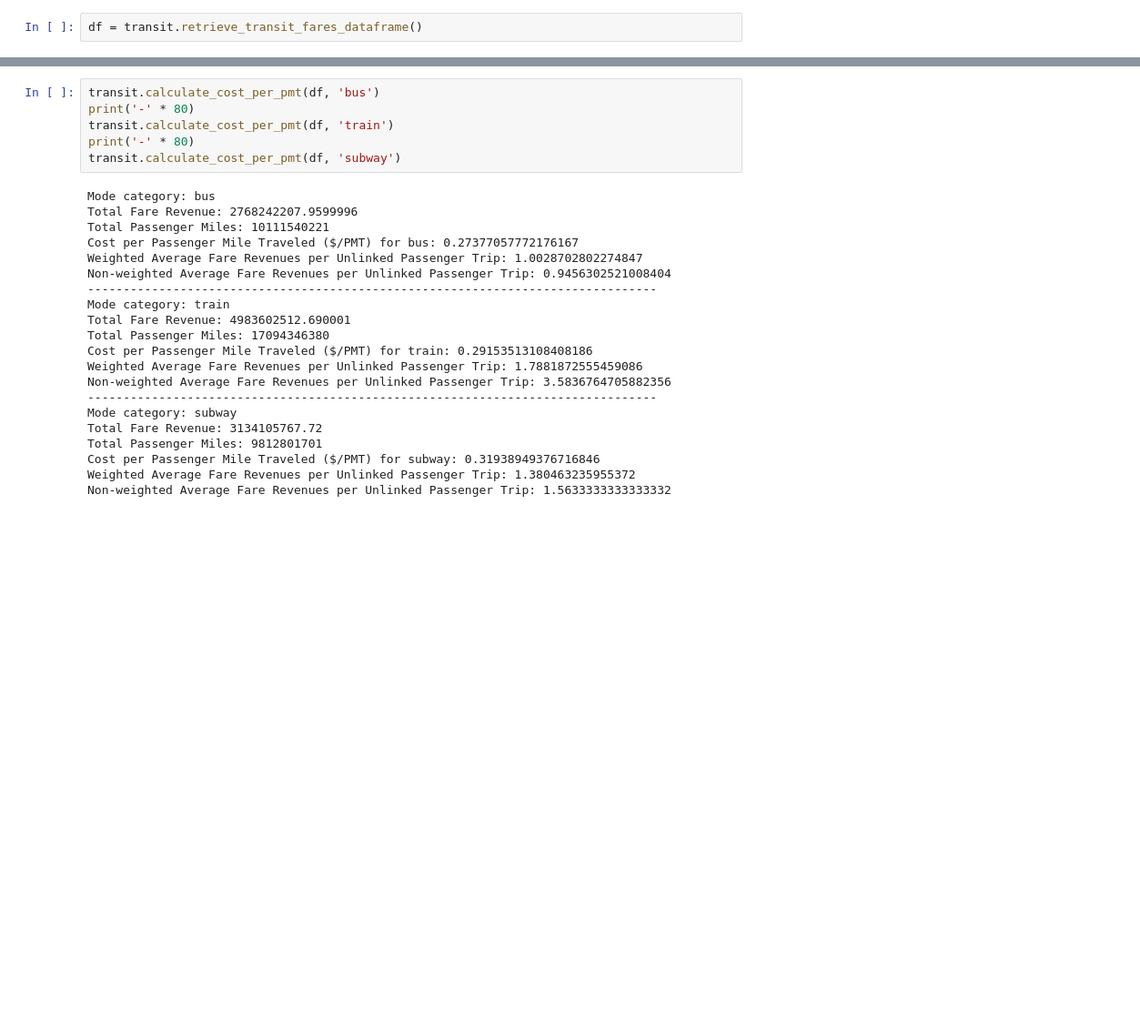
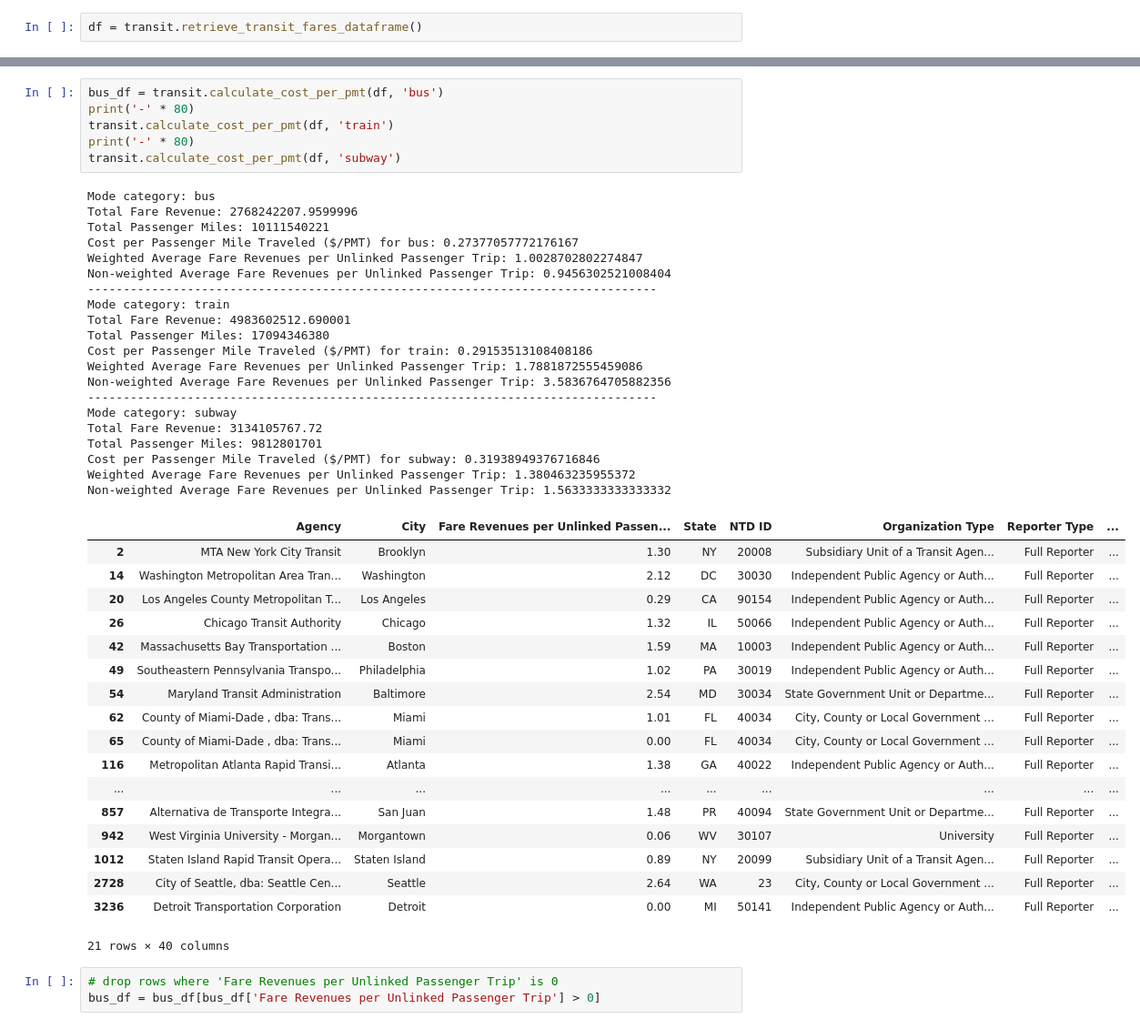
Before and after one commit to e-mission/e-mission-common, a Jupyter notebook: src/emcommon/metrics/transit/transit.ipynb, the cells around one changed output, grey strips where cells are left out. Shown: that part at 91% size. Drawn from its saved outputs; the diff is of its cells as text; blank space fills up the shorter version.

Commit message:
added NTD passenger fare data retrieval and visualization

```diff
--- a/src/emcommon/metrics/transit/transit.ipynb
+++ b/src/emcommon/metrics/transit/transit.ipynb
@@ -22,29 +38,50 @@ display(df.head())
 | 4 | MTA New York City Transit | Brooklyn | 1.20 | NY | 20008 | Subsidiary Unit of a Transit Agen... | Full Reporter | ... |
 5 rows × 39 columns
 # %%
-transit.calculate_cost_per_pmt(df, 'bus')
+bus_df = transit.calculate_cost_per_pmt(df, 'bus')
 print('-' * 80)
 transit.calculate_cost_per_pmt(df, 'train')
 print('-' * 80)
 transit.calculate_cost_per_pmt(df, 'subway')
 # %% [output]
 Mode category: bus
 Total Fare Revenue: 2768242207.9599996
 Total Passenger Miles: 10111540221
 Cost per Passenger Mile Traveled ($/PMT) for bus: 0.27377057772176167
 Weighted Average Fare Revenues per Unlinked Passenger Trip: 1.0028702802274847
 Non-weighted Average Fare Revenues per Unlinked Passenger Trip: 0.9456302521008404
 --------------------------------------------------------------------------------
 Mode category: train
 Total Fare Revenue: 4983602512.690001
 Total Passenger Miles: 17094346380
 Cost per Passenger Mile Traveled ($/PMT) for train: 0.29153513108408186
 Weighted Average Fare Revenues per Unlinked Passenger Trip: 1.7881872555459086
 Non-weighted Average Fare Revenues per Unlinked Passenger Trip: 3.5836764705882356
 --------------------------------------------------------------------------------
 Mode category: subway
 Total Fare Revenue: 3134105767.72
 Total Passenger Miles: 9812801701
 Cost per Passenger Mile Traveled ($/PMT) for subway: 0.31938949376716846
 Weighted Average Fare Revenues per Unlinked Passenger Trip: 1.380463235955372
 Non-weighted Average Fare Revenues per Unlinked Passenger Trip: 1.5633333333333332
+|  | Agency | City | Fare Revenues per Unlinked Passen... | State | NTD ID | Organization Type | Reporter Type | ... |
+| 2 | MTA New York City Transit | Brooklyn | 1.30 | NY | 20008 | Subsidiary Unit of a Transit Agen... | Full Reporter | ... |
+| 14 | Washington Metropolitan Area Tran... | Washington | 2.12 | DC | 30030 | Independent Public Agency or Auth... | Full Reporter | ... |
+| 20 | Los Angeles County Metropolitan T... | Los Angeles | 0.29 | CA | 90154 | Independent Public Agency or Auth... | Full Reporter | ... |
+| 26 | Chicago Transit Authority | Chicago | 1.32 | IL | 50066 | Independent Public Agency or Auth... | Full Reporter | ... |
+| 42 | Massachusetts Bay Transportation ... | Boston | 1.59 | MA | 10003 | Independent Public Agency or Auth... | Full Reporter | ... |
+| 49 | Southeastern Pennsylvania Transpo... | Philadelphia | 1.02 | PA | 30019 | Independent Public Agency or Auth... | Full Reporter | ... |
+| 54 | Maryland Transit Administration | Baltimore | 2.54 | MD | 30034 | State Government Unit or Departme... | Full Reporter | ... |
+| 62 | County of Miami-Dade , dba: Trans... | Miami | 1.01 | FL | 40034 | City, County or Local Government ... | Full Reporter | ... |
+| 65 | County of Miami-Dade , dba: Trans... | Miami | 0.00 | FL | 40034 | City, County or Local Government ... | Full Reporter | ... |
+| 116 | Metropolitan Atlanta Rapid Transi... | Atlanta | 1.38 | GA | 40022 | Independent Public Agency or Auth... | Full Reporter | ... |
+| ... | ... | ... | ... | ... | ... | ... | ... | ... |
+| 857 | Alternativa de Transporte Integra... | San Juan | 1.48 | PR | 40094 | State Government Unit or Departme... | Full Reporter | ... |
+| 942 | West Virginia University - Morgan... | Morgantown | 0.06 | WV | 30107 | University | Full Reporter | ... |
+| 1012 | Staten Island Rapid Transit Opera... | Staten Island | 0.89 | NY | 20099 | Subsidiary Unit of a Transit Agen... | Full Reporter | ... |
+| 2728 | City of Seattle, dba: Seattle Cen... | Seattle | 2.64 | WA | 23 | City, County or Local Government ... | Full Reporter | ... |
+| 3236 | Detroit Transportation Corporation | Detroit | 0.00 | MI | 50141 | Independent Public Agency or Auth... | Full Reporter | ... |
+21 rows × 40 columns
+# %%
+# drop rows where 'Fare Revenues per Unlinked Passenger Trip' is 0
+bus_df = bus_df[bus_df['Fare Revenues per Unlinked Passenger Trip'] > 0]
```
Also changed, not shown: parts of 15 cells of this notebook, 1 other file.
